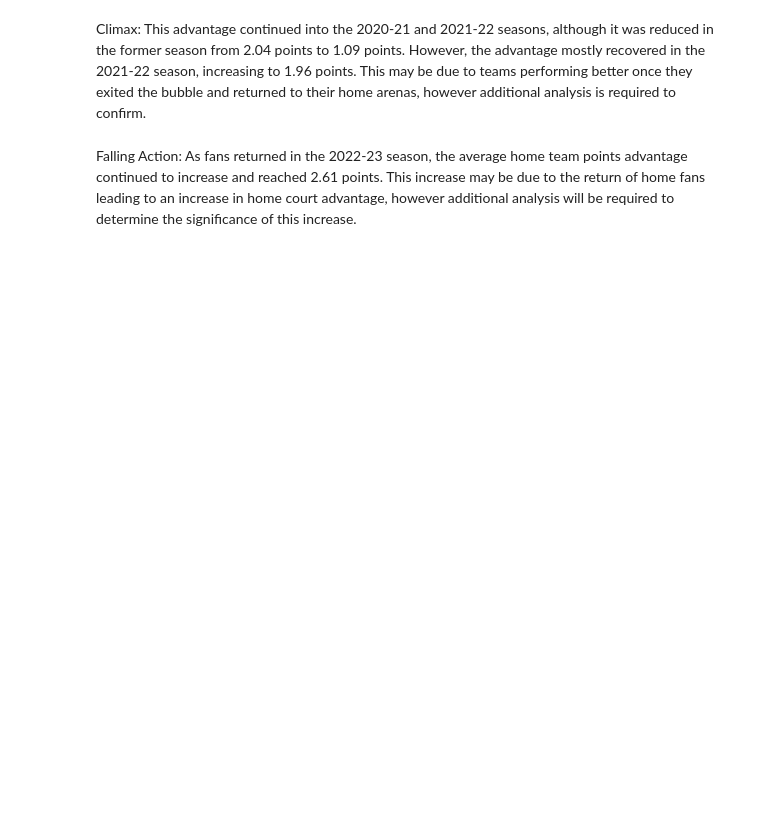
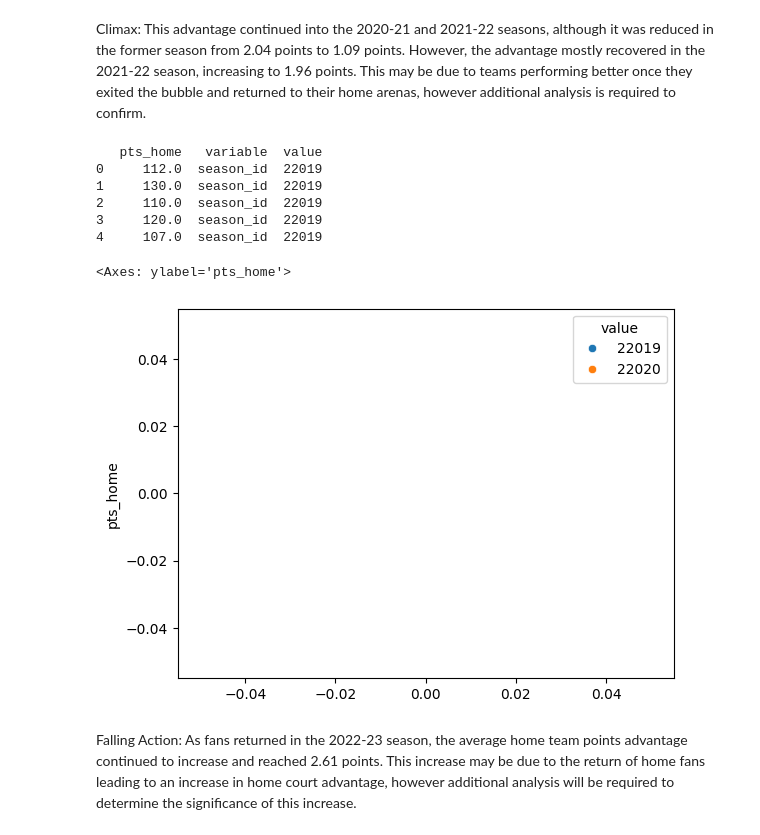
Before and after one commit to thezachdrake/UMD-INST627-Fall2024, a Jupyter notebook: inclass.ipynb, the cells around one changed output. Drawn from its saved outputs; the diff is of its cells as text; code cells hidden in the pictures; blank space fills up the shorter version.

```diff
--- a/inclass.ipynb
+++ b/inclass.ipynb
@@ -109,4 +128,18 @@ Rising Action: The second statistic we reviewed was the difference in average po
 # %% [markdown]
 Climax: This advantage continued into the 2020-21 and 2021-22 seasons, although it was reduced in the former season from 2.04 points to 1.09 points. However, the advantage mostly recovered in the 2021-22 season, increasing to 1.96 points. This may be due to teams performing better once they exited the bubble and returned to their home arenas, however additional analysis is required to confirm.
+# %%
+covid_pts = pd.read_sql_query("SELECT pts_home, season_id FROM game WHERE season_id IN (22019, 22020)", con)
+covid_pts = pd.melt(covid_pts, id_vars=['pts_home'], value_vars=['season_id'])
+print(covid_pts.head())
+sns.scatterplot(data=covid_pts, y=covid_pts['pts_home'], hue=covid_pts.value)
+# %% [output]
+   pts_home   variable  value
+0     112.0  season_id  22019
+1     130.0  season_id  22019
+2     110.0  season_id  22019
+3     120.0  season_id  22019
+4     107.0  season_id  22019
+<Axes: ylabel='pts_home'>
+[figure, added]
 # %% [markdown]
 Falling Action: As fans returned in the 2022-23 season, the average home team points advantage continued to increase and reached 2.61 points. This increase may be due to the return of home fans leading to an increase in home court advantage, however additional analysis will be required to determine the significance of this increase.
```
Also changed, not shown: parts of 14 cells of this notebook.
